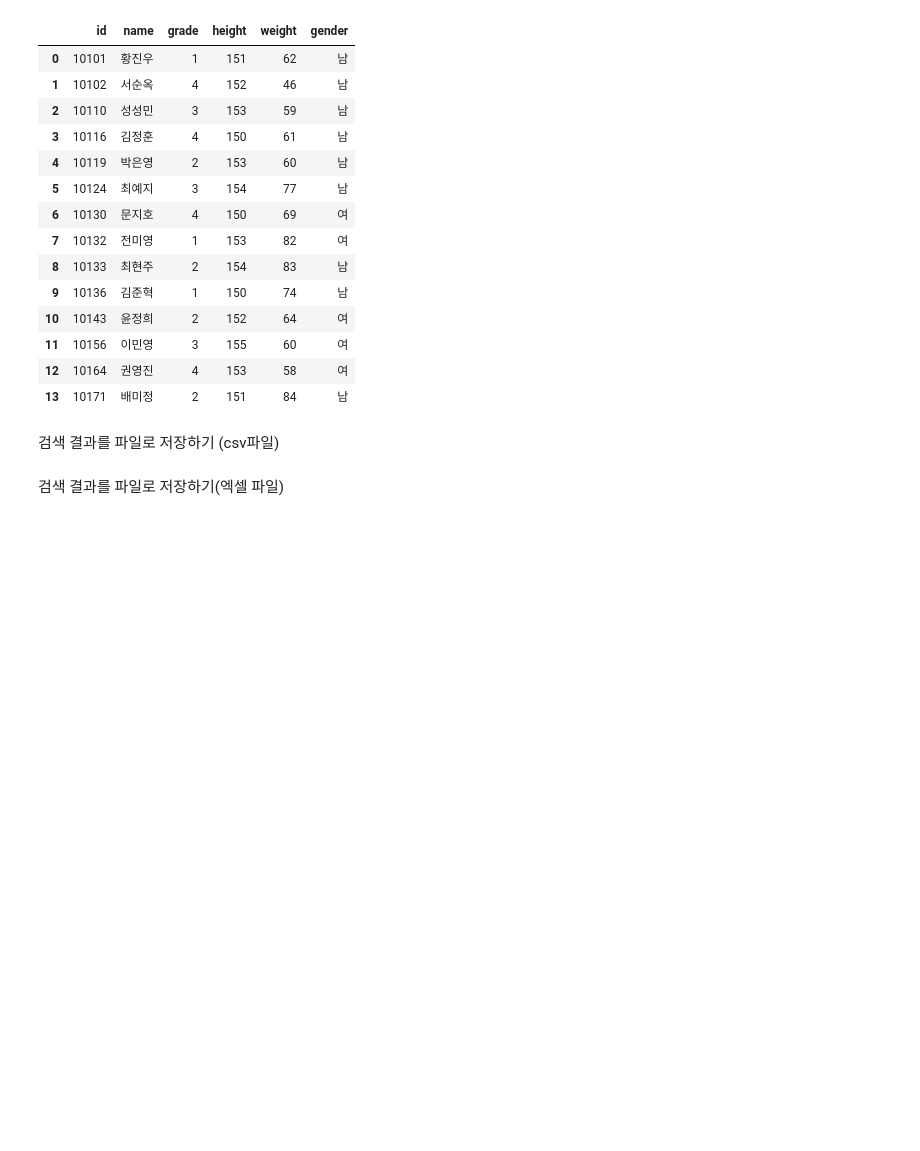
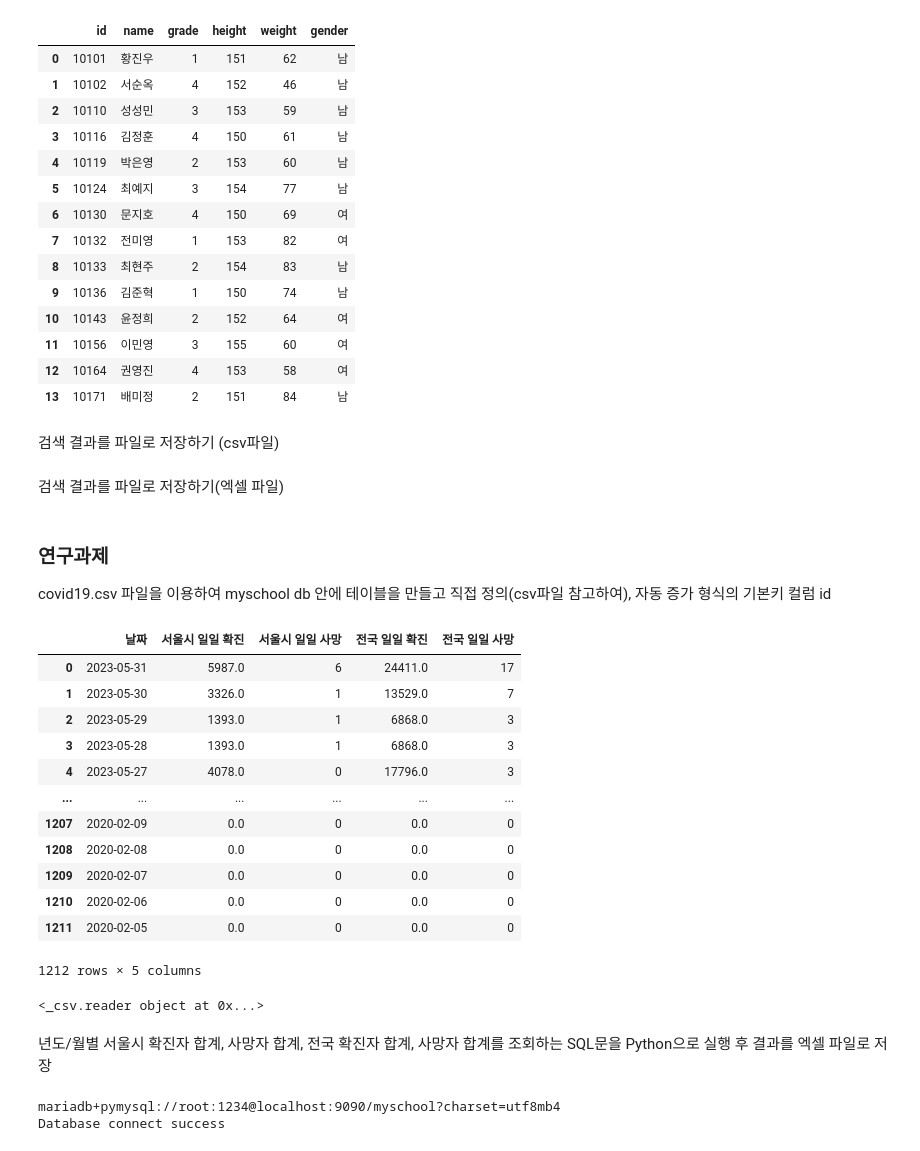
Before and after one commit to tlsghk4894/python-study-itwill, a Jupyter notebook: 09-데이터베이스프로그래밍.ipynb, the cells around one changed output. Drawn from its saved outputs; the diff is of its cells as text; code cells hidden in the pictures; blank space fills up the shorter version.

Commit message:
251030연구과제

```diff
--- a/09-데이터베이스프로그래밍.ipynb
+++ b/09-데이터베이스프로그래밍.ipynb
@@ -309,3 +309,44 @@ df.to_csv("학생목록.csv", encoding = "utf-8")
 검색 결과를 파일로 저장하기(엑셀 파일)
 # %%
 df.to_excel("학생목록.xlsx")
+# %% [markdown]
+### 연구과제
+covid19.csv 파일을 이용하여 myschool db 안에 테이블을 만들고 직접 정의(csv파일 참고하여), 자동 증가 형식의 기본키 컬럼 id
+# %%
+#covid19 파일 열어보기
+import pandas as pd
+
+data = pd.read_csv("./covid19.csv", encoding='euc-kr')
+data
+# %% [output]
+|  | 날짜 | 서울시 일일 확진 | 서울시 일일 사망 | 전국 일일 확진 | 전국 일일 사망 |
+| 0 | 2023-05-31 | 5987.0 | 6 | 24411.0 | 17 |
+| 1 | 2023-05-30 | 3326.0 | 1 | 13529.0 | 7 |
+| 2 | 2023-05-29 | 1393.0 | 1 | 6868.0 | 3 |
+| 3 | 2023-05-28 | 1393.0 | 1 | 6868.0 | 3 |
+| 4 | 2023-05-27 | 4078.0 | 0 | 17796.0 | 3 |
+| ... | ... | ... | ... | ... | ... |
+| 1207 | 2020-02-09 | 0.0 | 0 | 0.0 | 0 |
+| 1208 | 2020-02-08 | 0.0 | 0 | 0.0 | 0 |
+| 1209 | 2020-02-07 | 0.0 | 0 | 0.0 | 0 |
+| 1210 | 2020-02-06 | 0.0 | 0 | 0.0 | 0 |
+| 1211 | 2020-02-05 | 0.0 | 0 | 0.0 | 0 |
+1212 rows × 5 columns
+# %%
+import csv
+
+sql = text("""
+           insert into covid19 (
+           date_time, daily_covid_seoul, daily_covid_seoul_death,
+           daily_covid_korea, daily_covid_korea_death
+           ) Values (
+           :date_time,:daily_covid_seoul,:daily_covid_seoul_death,
+            :daily_covid_korea,:daily_covid_korea_death
+           )
+        """)
+
+fin=open("./covid19.csv", "r", encoding="euc-kr")
+data = csv.reader(fin)
+print(data)
+# %% [output]
+<_csv.reader object at 0x...>
@@ -311,0 +379,30 @@ df.to_excel("학생목록.xlsx")
+# %% [markdown]
+년도/월별 서울시 확진자 합계, 사망자 합계, 전국 확진자 합계, 사망자 합계를 조회하는 SQL문을 Python으로 실행 후 결과를 엑셀 파일로 저장
+# %%
+from sqlalchemy import create_engine, text
+from pandas import DataFrame
+import pandas as pd
+
+config = {
+    'username' : 'root',
+    'password' : '1234',
+    'hostname' : 'localhost',
+    'port' : 9090,
+    'database' : 'myschool',
+    'charset' : 'utf8mb4'
+}
+
+con_str_tpl = "mariadb+pymysql://{username}:{password}@{hostname}:{port}/{database}?charset={charset}"
+
+con_str = con_str_tpl.format(**config)
+print(con_str)
+
+try:
+    engine = create_engine(con_str)
+    conn = engine.connect()
+    print("Database connect success")
+except Exception as e:
+    print("Database connect fail", e)
+# %% [output]
+mariadb+pymysql://root:1234@localhost:9090/myschool?charset=utf8mb4
+Database connect success
```
Also changed, not shown: parts of 2 cells of this notebook, 2 other files.
